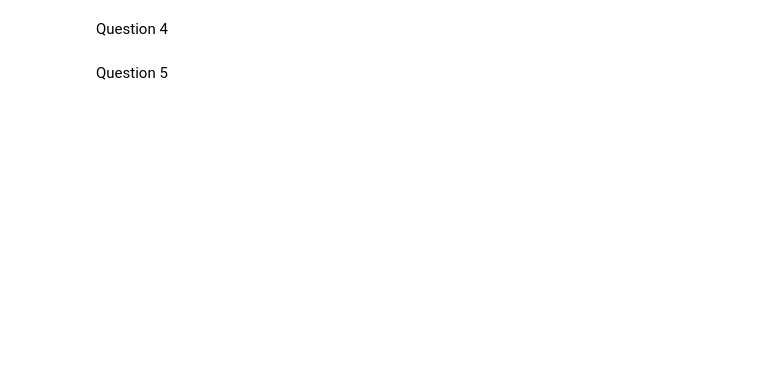
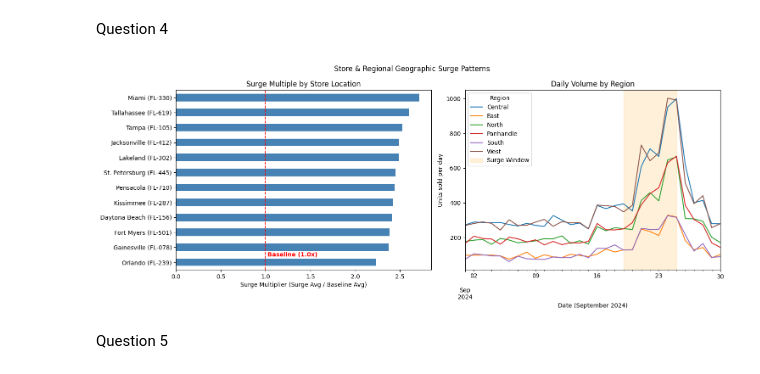
Before and after one commit to rushilnanga/walmart-hurricane-project, a Jupyter notebook: notebooks/Final Walmart Notebook.ipynb, the cells around one changed output. Saved outputs shown, nothing was run; the diff lists cells and outputs as text; code cells hidden in the pictures; blank space fills up the shorter version.

```diff
--- a/notebooks/Final Walmart Notebook.ipynb
+++ b/notebooks/Final Walmart Notebook.ipynb
@@ -442,4 +470,59 @@ HTTPError: 503 Server Error: Service Unavailable for url: https://archive-api.op
 # %% [markdown]
 Question 4
+# %%
+#Join store data with transactions
+sales_geo = tx.dropna(subset=['date']).copy()
+sales_geo['store_id'] = (
+    'FL-' + sales_geo['store_id'].astype(str)
+    .str.replace(r'\D', '', regex=True)
+    .str.zfill(3)
+)
+
+merged_stores = sales_geo.merge(
+    stores[['store_id', 'city', 'region', 'latitude', 'longitude']],
+    on='store_id',
+    how='left',
+    validate='many_to_one'
+)
+
+
+store_daily = merged_stores.groupby(['store_id', 'date'])['quantity'].sum().unstack(fill_value=0)
+
+store_summary = pd.DataFrame(index=store_daily.index)
+store_summary['city'] = stores.set_index('store_id')['city']
+store_summary['region'] = stores.set_index('store_id')['region']
+store_summary['baseline_avg'] = store_daily.loc[:, BASELINE[0]:BASELINE[1]].mean(axis=1)
+store_summary['surge_avg'] = store_daily.loc[:, SURGE[0]:SURGE[1]].mean(axis=1)
+store_summary['multiple'] = store_summary['surge_avg'] / store_summary['baseline_avg']
+
+# Reformat store label
+store_summary['display_label'] = store_summary['city'] + ' (' + store_summary.index + ')'
+sorted_stores = store_summary.set_index('display_label').sort_values('multiple')
+
+#Graphs
+fig, axes = plt.subplots(1, 2, figsize=(15, 6))
+
+#1 - Surge by location (Outlier Miami - far away from storm path)
+sorted_stores['multiple'].plot.barh(ax=axes[0], legend=False, color='steelblue')
+axes[0].axvline(1.0, color='red', linestyle='--', linewidth=1.2)
+axes[0].text(1.02, 0.5, 'Baseline (1.0x)', color='red', va='center', fontweight='bold')
+axes[0].set_title('Surge Multiple by Store Location')
+axes[0].set_xlabel('Surge Multiplier (Surge Avg / Baseline Avg)')
+axes[0].set_ylabel('')
+
+# Volume by region
+daily_regional = merged_stores.groupby(['date', 'region'])['quantity'].sum().unstack(fill_value=0)
+daily_regional.plot(ax=axes[1])
+axes[1].axvspan(pd.to_datetime(SURGE[0]), pd.to_datetime(SURGE[1]), color='orange', alpha=0.15, label='Surge Window')
+axes[1].set_title('Daily Volume by Region')
+axes[1].set_xlabel('Date (September 2024)')
+axes[1].set_ylabel('Units sold per day')
+axes[1].legend(title='Region')
+
+fig.suptitle('Store & Regional Geographic Surge Patterns')
+plt.tight_layout()
+plt.show()
+# %% [output]
+[figure, added]
 # %% [markdown]
 Question 5
```
Also changed, not shown: parts of 3 cells of this notebook.
